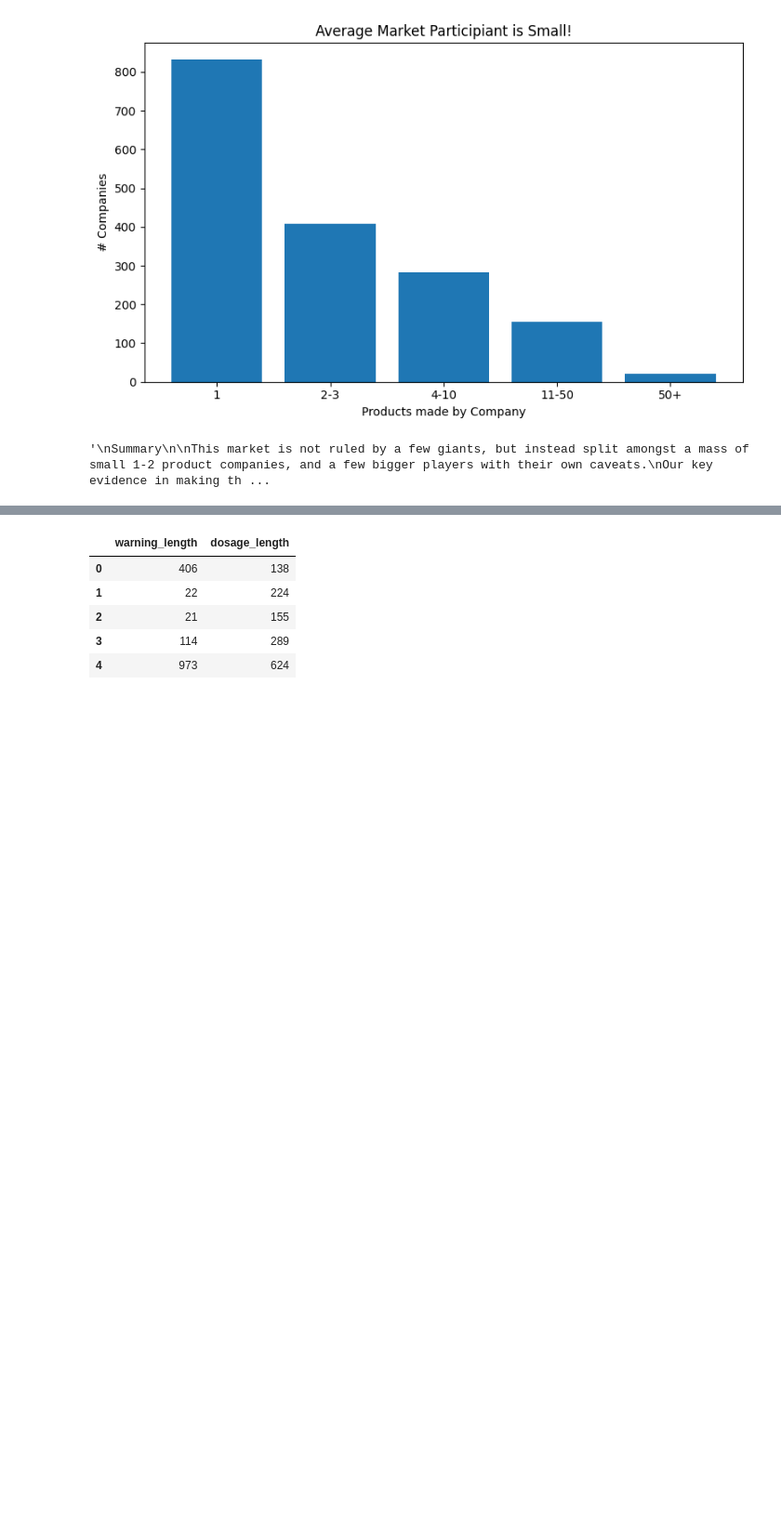
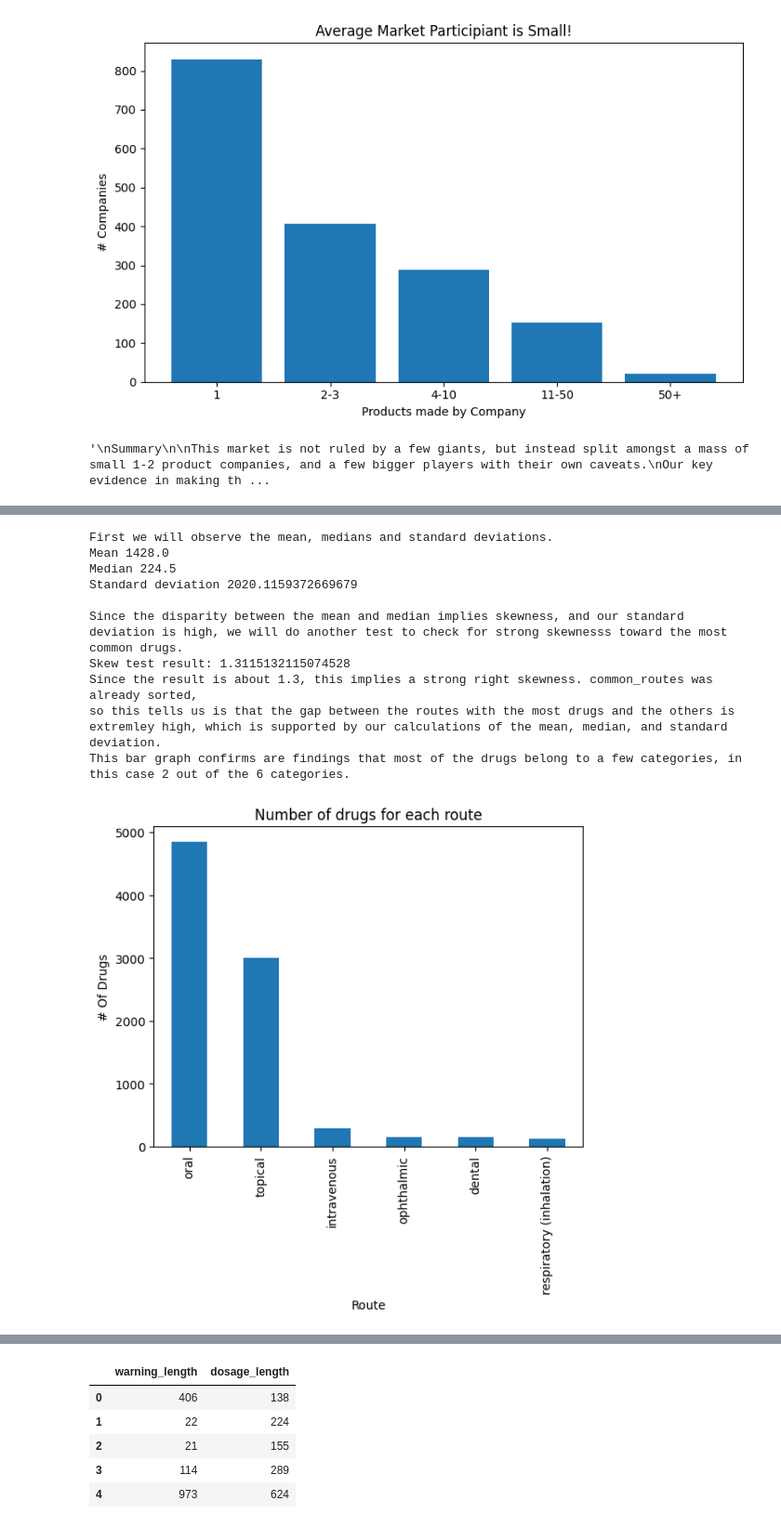
Before and after one commit to RSTEIN2525/cmsc-320-group-project, a Jupyter notebook: notebook.ipynb, the cells around one changed output, grey strips where cells are left out. Shown at 93% size. Drawn from its saved outputs; the diff is of its cells as text; code cells hidden in the pictures; blank space fills up the shorter version.

```diff
--- a/notebook.ipynb
+++ b/notebook.ipynb
@@ -718,0 +679,19 @@ My goal is to determine whether drugs with longer warning sections will also ten
+# %%
+route_df = drug_df.copy()
+print("Since our main focus is on drug route, we will drop any drug that does not have a route filled out.")
+route_df = route_df[route_df["route"].notna()]
+common_routes = route_df["route"].value_counts()
+print("Count of drugs before drop")
+count_before = common_routes.sum()
+print(count_before)
+print("In order draw conclusions on routes that have a decent amount of data, we only look at routes that have at least 100 medications associated with them.")
+common_routes = common_routes[common_routes >= 100]
+print("Count of drugs after drop")
+count_after = common_routes.sum()
+print(count_after)
+print("Percentage of medication not discarded due to uncommon routes")
+print(str(((count_after/count_before)) * 100) + "%")
+display(common_routes)
+
+# [hoisted] define important_routes here so the pregnancy cell below can use it
+important_routes = pd.Series(common_routes.index)
@@ -718,0 +715,26 @@ My goal is to determine whether drugs with longer warning sections will also ten
+# %%
+print("First we will observe the mean, medians and standard deviations.")
+mean = count_after/(len(common_routes))
+median = common_routes.median()
+std = common_routes.std()
+print("Mean " + str(mean))
+print("Median " + str(median))
+print("Standard deviation " + str(std))
+print("\nSince the disparity between the mean and median implies skewness, and our standard deviation is high, we will do another test to check for strong skewnesss toward the most common drugs.")
+print("Skew test result: " + str(common_routes.skew()))
+print("Since the result is about 1.3, this implies a strong right skewness. common_routes was already sorted, \nso this tells us is that the gap between the routes with the most drugs and the others is extremley high, which is supported by our calculations of the mean, median, and standard deviation.")
+"Now we will plot a histogram that shows us drug routes and how many drugs use each route"
+common_routes.plot(kind = "bar", xlabel = "Route", ylabel = "# Of Drugs", title = "Number of drugs for each route")
+print("This bar graph confirms are findings that most of the drugs belong to a few categories, in this case 2 out of the 6 categories.")
+# %% [output]
+First we will observe the mean, medians and standard deviations.
+Mean 1428.0
+Median 224.5
+Standard deviation 2020.1159372669679
+
+Since the disparity between the mean and median implies skewness, and our standard deviation is high, we will do another test to check for strong skewnesss toward the most common drugs.
+Skew test result: 1.3115132115074528
+Since the result is about 1.3, this implies a strong right skewness. common_routes was already sorted,
+so this tells us is that the gap between the routes with the most drugs and the others is extremley high, which is supported by our calculations of the mean, median, and standard deviation.
+This bar graph confirms are findings that most of the drugs belong to a few categories, in this case 2 out of the 6 categories.
+[figure, added]
```
Also changed, not shown: parts of 40 cells of this notebook.
